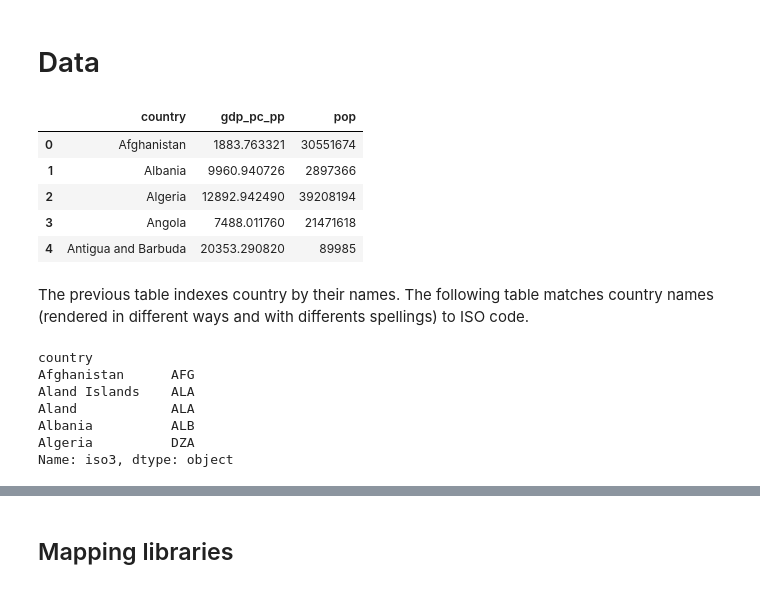
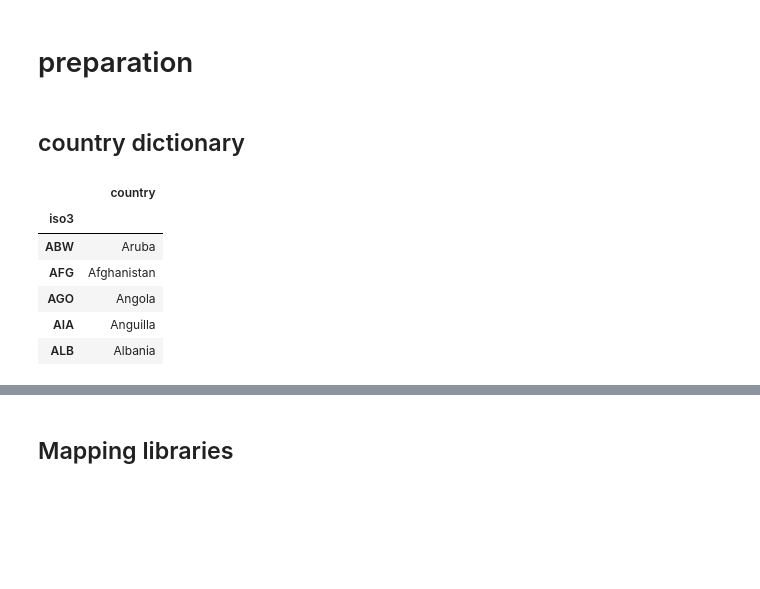
Before and after one commit to adrivsh/wolrd-map-plots, a Jupyter notebook: draw_maps.ipynb, the cells around one changed output, grey strips where cells are left out. Saved outputs shown, nothing was run; the diff lists cells and outputs as text; code cells hidden in the pictures; blank space fills up the shorter version.

```diff
--- a/draw_maps.ipynb
+++ b/draw_maps.ipynb
@@ -7,32 +7,19 @@ In this notebook we use Python to draw [colorpleth maps](https://en.wikipedia.or
 #Standard python library. Manipulates Excel-like tables (called dataframes) with named rows and columns
 import pandas as pd
 # %% [markdown]
-# Data
+# preparation
-# %%
-#reads a table of data given country by country.
-df=pd.read_csv("df.csv")
-df.head()
-# %% [output]
-|  | country | gdp_pc_pp | pop |
-| 0 | Afghanistan | 1883.763321 | 30551674 |
-| 1 | Albania | 9960.940726 | 2897366 |
-| 2 | Algeria | 12892.942490 | 39208194 |
-| 3 | Angola | 7488.011760 | 21471618 |
-| 4 | Antigua and Barbuda | 20353.290820 | 89985 |
-# %% [markdown]
-The previous table indexes country by their names.
-The following table matches country names (rendered in different ways and with differents spellings) to ISO code.
+# %% [markdown]
+## country dictionary
 # %%
-spellings_to_iso = pd.read_csv("https://github.com/adrivsh/country_names/raw/master/names_to_iso.csv",
-            index_col="country", usecols=["country","iso3"], squeeze=True)
-spellings_to_iso.head()
+iso_to_wb = pd.read_csv("https://raw.githubusercontent.com/adrivsh/country_names/master/iso3_to_wb_name.csv", index_col="iso3")
+iso_to_wb.head()
 # %% [output]
-country
-Afghanistan      AFG
-Aland Islands    ALA
-Aland            ALA
-Albania          ALB
-Algeria          DZA
-Name: iso3, dtype: object
+|  | country |
+| iso3 |  |
+| ABW | Aruba |
+| AFG | Afghanistan |
+| AGO | Angola |
+| AIA | Anguilla |
+| ALB | Albania |
 # %%
 from replace_with_warning import replace_with_warning
```
Also changed, not shown: parts of 29 cells of this notebook, 12 other files.
